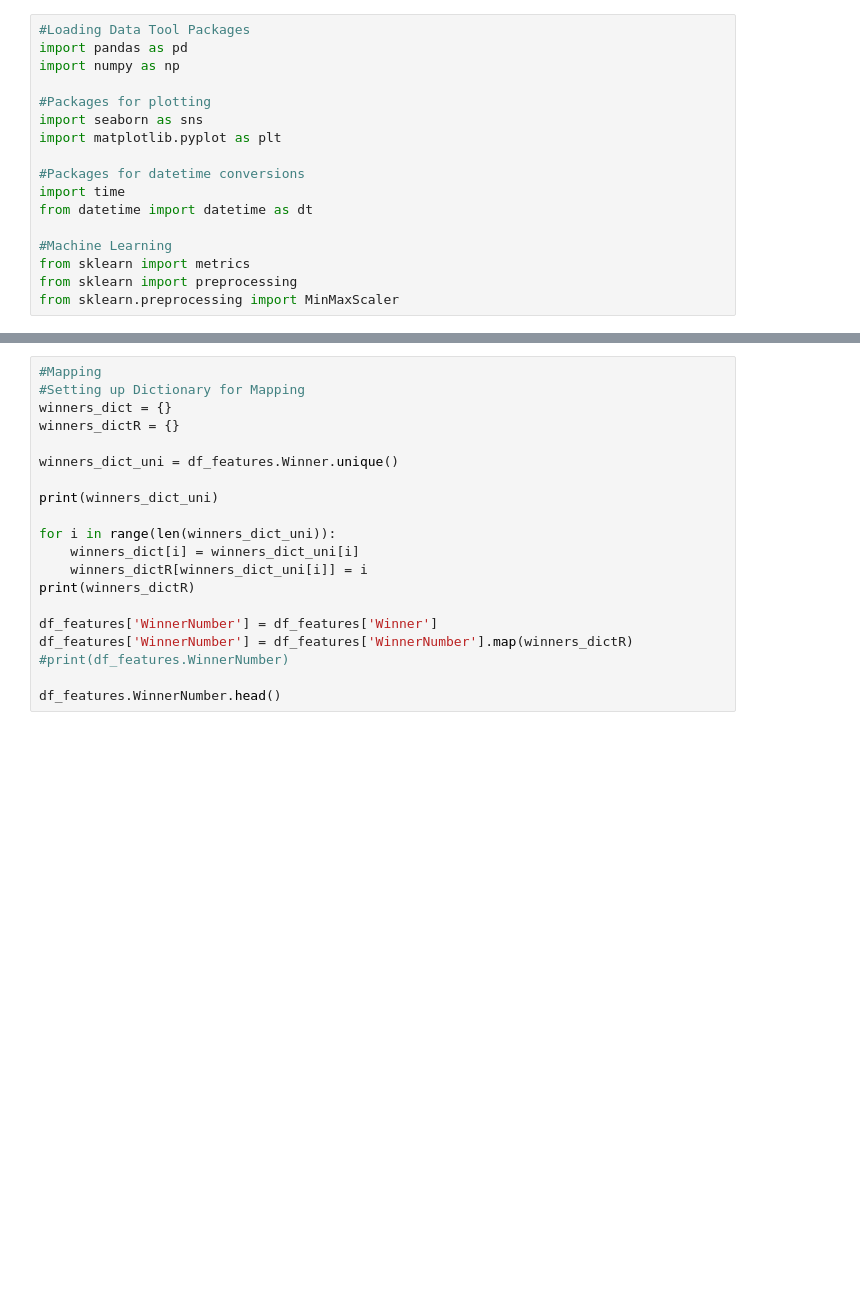
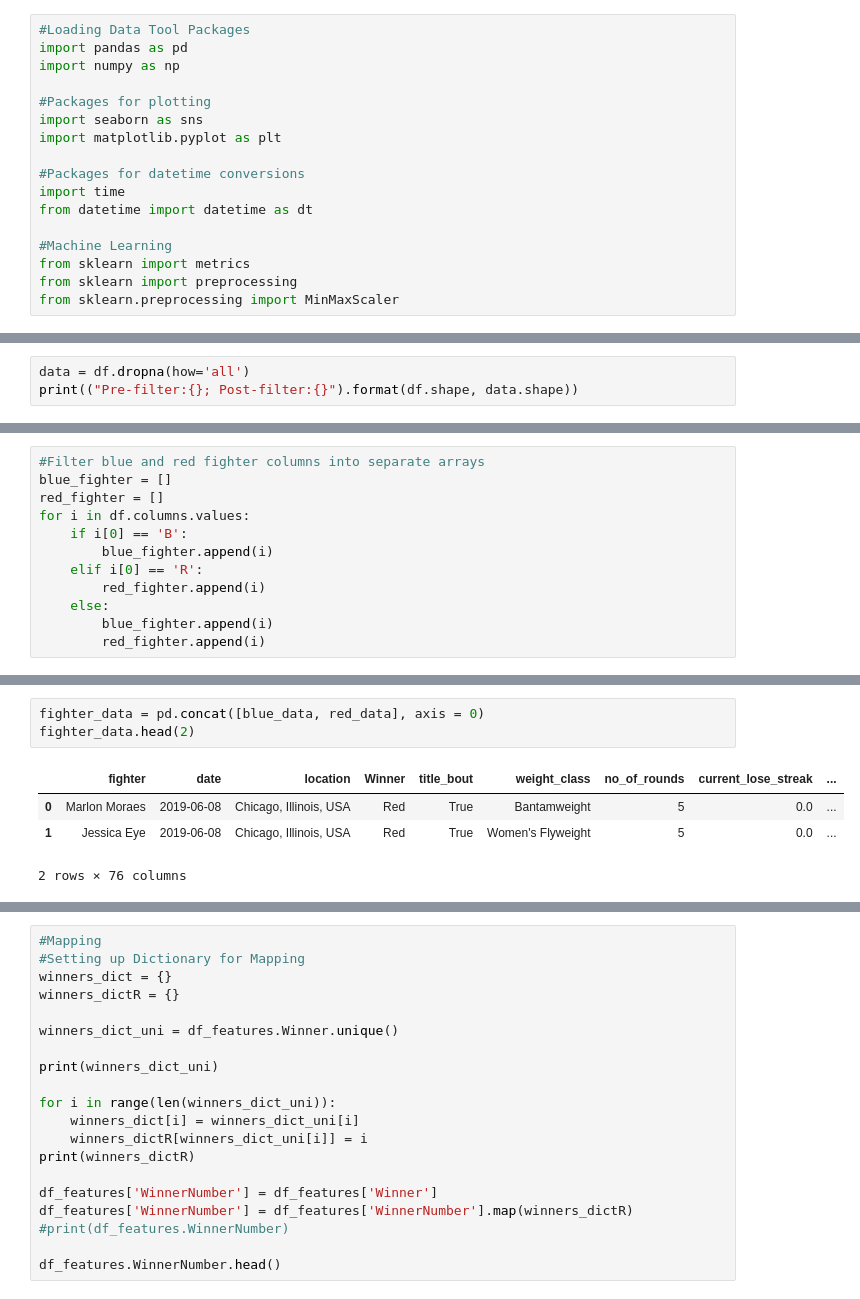
Before and after one commit to maikevin/UFC_Prediction, a Jupyter notebook: Analysis.ipynb, the cells around one changed output, grey strips where cells are left out. Drawn from its saved outputs; the diff is of its cells as text; blank space fills up the shorter version.

```diff
--- a/Analysis.ipynb
+++ b/Analysis.ipynb
@@ -145,0 +76,3 @@ dtype: int64
+# %%
+data = df.dropna(how='all')
+print(("Pre-filter:{}; Post-filter:{}").format(df.shape, data.shape))
@@ -145,0 +81,12 @@ dtype: int64
+# %%
+#Filter blue and red fighter columns into separate arrays
+blue_fighter = []
+red_fighter = []
+for i in df.columns.values:
+    if i[0] == 'B':
+        blue_fighter.append(i)
+    elif i[0] == 'R':
+        red_fighter.append(i)
+    else:
+        blue_fighter.append(i)
+        red_fighter.append(i)
@@ -145,0 +161,8 @@ dtype: int64
+# %%
+fighter_data = pd.concat([blue_data, red_data], axis = 0)
+fighter_data.head(2)
+# %% [output]
+|  | fighter | date | location | Winner | title_bout | weight_class | no_of_rounds | current_lose_streak | ... |
+| 0 | Marlon Moraes | 2019-06-08 | Chicago, Illinois, USA | Red | True | Bantamweight | 5 | 0.0 | ... |
+| 1 | Jessica Eye | 2019-06-08 | Chicago, Illinois, USA | Red | True | Women's Flyweight | 5 | 0.0 | ... |
+2 rows × 76 columns
```
Also changed, not shown: parts of 31 cells of this notebook, 3 other files.
